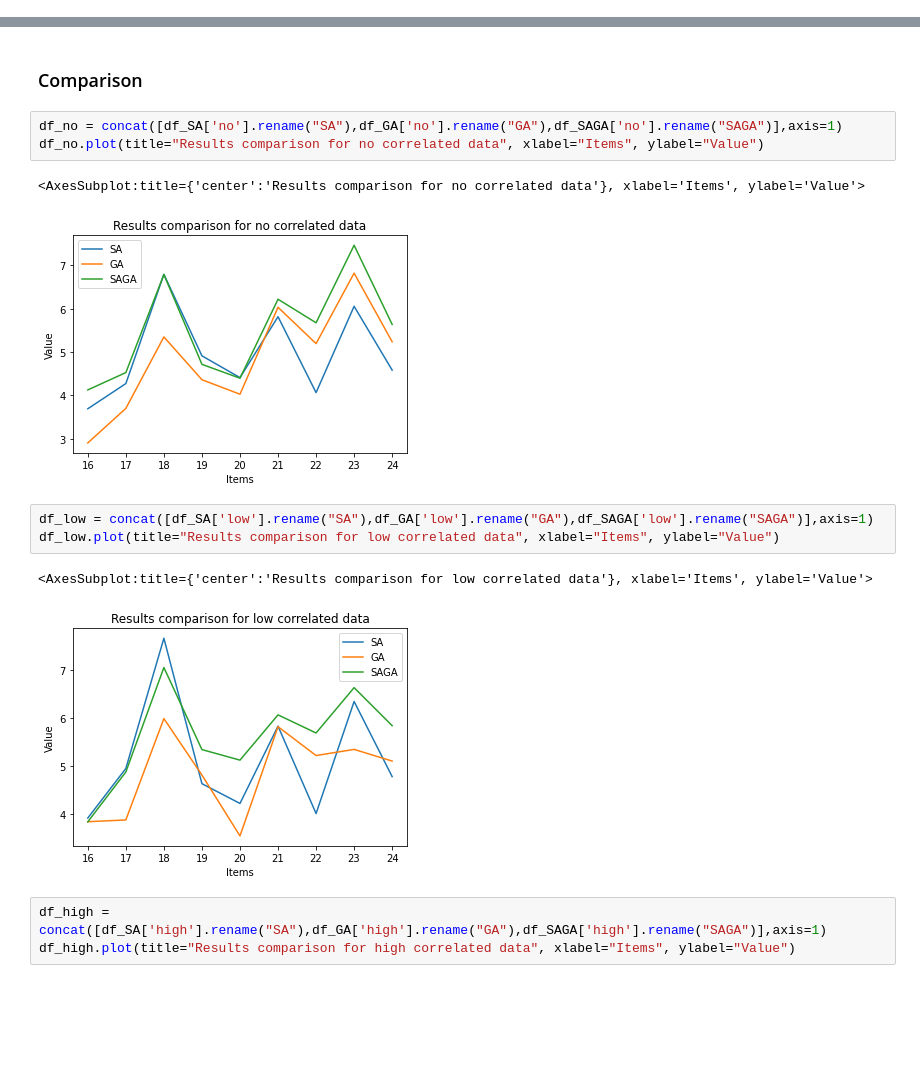
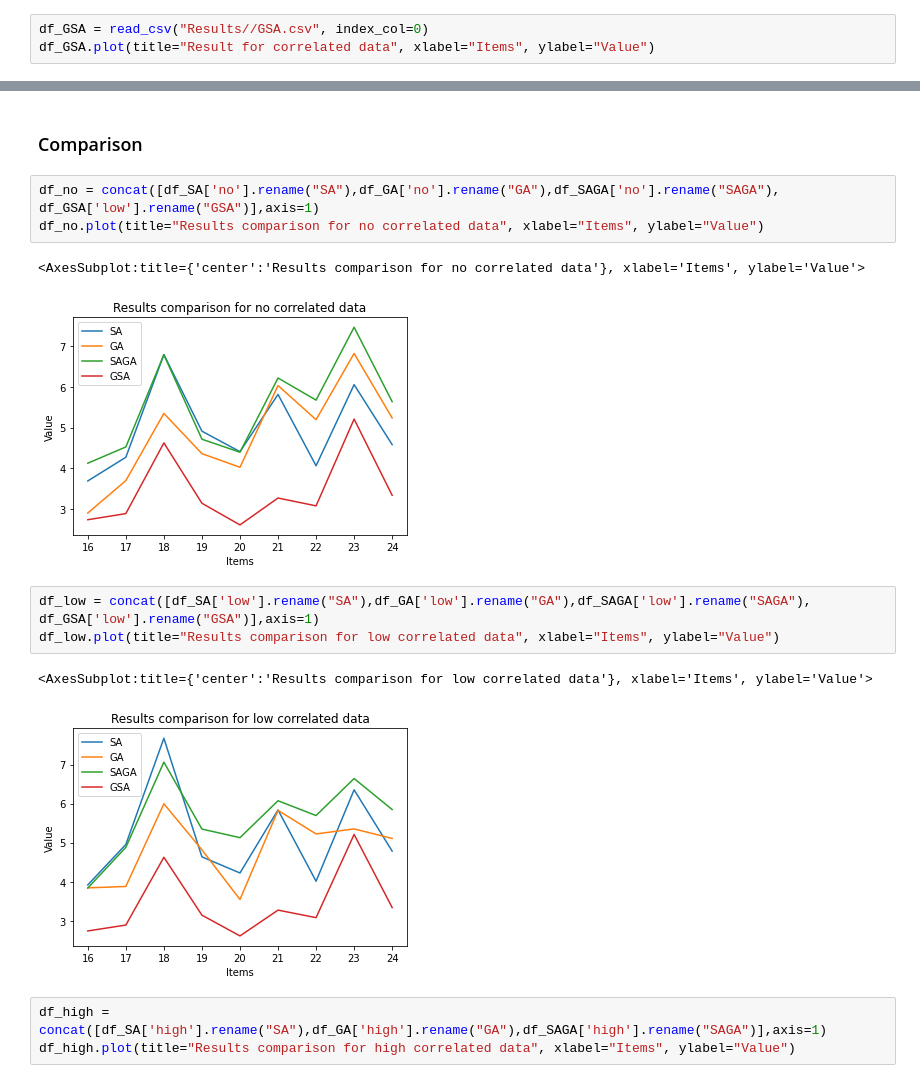
Before and after one commit to Vergenter/mswum, a Jupyter notebook: summaryResults.ipynb, the cells around one changed output, grey strips where cells are left out. Saved outputs shown, nothing was run; the diff lists cells and outputs as text; blank space fills up the shorter version.

Commit message:
add result gsa

```diff
--- a/summaryResults.ipynb
+++ b/summaryResults.ipynb
@@ -20,0 +23,3 @@ df_GA.plot(title="Result for correlated data", xlabel="Items", ylabel="Value")
+# %%
+df_GSA = read_csv("Results//GSA.csv", index_col=0)
+df_GSA.plot(title="Result for correlated data", xlabel="Items", ylabel="Value")
@@ -29,17 +37,17 @@ df_SAGA.plot(title="Result for correlated data", xlabel="Items", ylabel="Value")
 # %% [markdown]
 ### Comparison
 # %%
-df_no = concat([df_SA['no'].rename("SA"),df_GA['no'].rename("GA"),df_SAGA['no'].rename("SAGA")],axis=1)
+df_no = concat([df_SA['no'].rename("SA"),df_GA['no'].rename("GA"),df_SAGA['no'].rename("SAGA"), df_GSA['low'].rename("GSA")],axis=1)
 df_no.plot(title="Results comparison for no correlated data", xlabel="Items", ylabel="Value")
 # %% [output]
 <AxesSubplot:title={'center':'Results comparison for no correlated data'}, xlabel='Items', ylabel='Value'>
-[figure, old version]
+[figure, new version]
 # %%
-df_low = concat([df_SA['low'].rename("SA"),df_GA['low'].rename("GA"),df_SAGA['low'].rename("SAGA")],axis=1)
+df_low = concat([df_SA['low'].rename("SA"),df_GA['low'].rename("GA"),df_SAGA['low'].rename("SAGA"), df_GSA['low'].rename("GSA")],axis=1)
 df_low.plot(title="Results comparison for low correlated data", xlabel="Items", ylabel="Value")
 # %% [output]
 <AxesSubplot:title={'center':'Results comparison for low correlated data'}, xlabel='Items', ylabel='Value'>
-[figure, old version]
+[figure, new version]
 # %%
 df_high = concat([df_SA['high'].rename("SA"),df_GA['high'].rename("GA"),df_SAGA['high'].rename("SAGA")],axis=1)
 df_high.plot(title="Results comparison for high correlated data", xlabel="Items", ylabel="Value")
```
Also changed, not shown: parts of 2 cells of this notebook.
